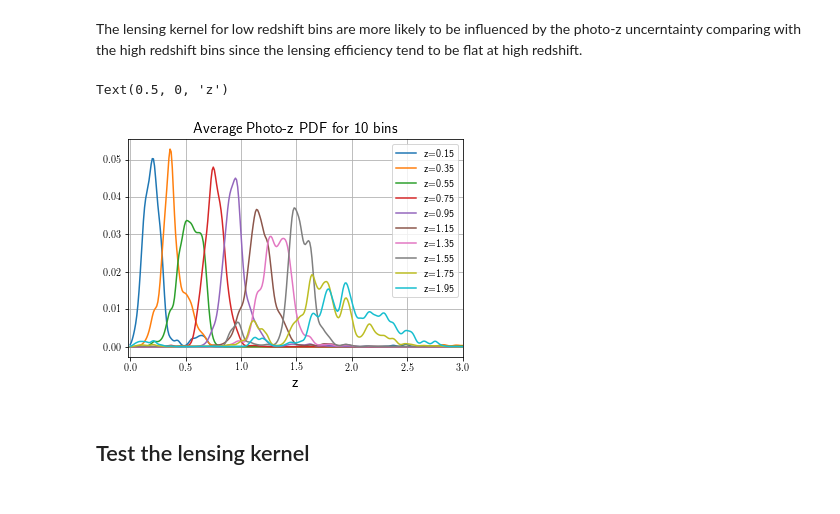
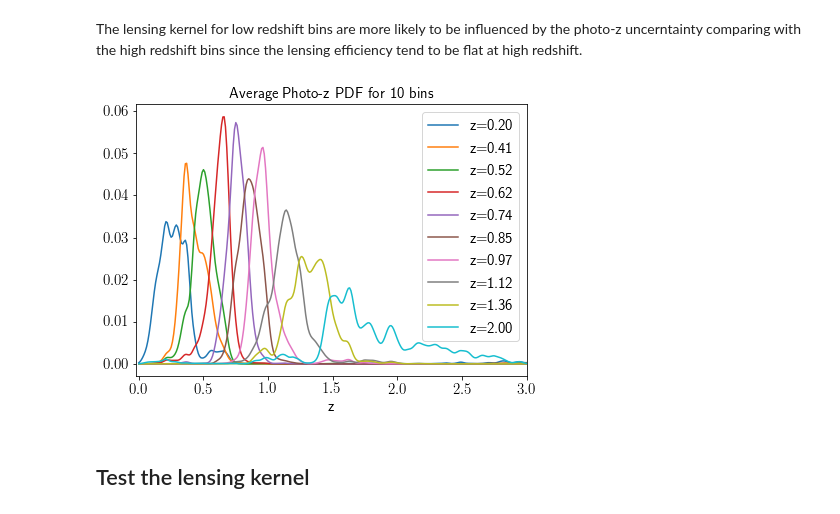
Before and after one commit to mr-superonion/splinv, a Jupyter notebook: notebook/process-stamp-HSClike-pixelization.ipynb, the cells around one changed output. Saved outputs shown, nothing was run; the diff lists cells and outputs as text; code cells hidden in the pictures.

Commit message:
use poz in sims and processing

```diff
--- a/notebook/process-stamp-HSClike-pixelization.ipynb
+++ b/notebook/process-stamp-HSClike-pixelization.ipynb
@@ -453,33 +454,34 @@ The lensing kernel for low redshift bins are more likely to be influenced by the
 # %%
 # determine the lensing kernel
 lensK =   np.zeros((len(poz_bins),gridInfo.nzl))
 for i,zl in enumerate(gridInfo.zlcgrid):
     kl=np.zeros(len(poz_bins))
     mask= (zl<poz_bins)
     #Dsl*Dl/Ds
     kl[mask] =   gridInfo.cosmo.Da(zl,poz_bins[mask])*gridInfo.cosmo.Da(0.,zl)/gridInfo.cosmo.Da(0.,poz_bins[mask])
     # Sigma_M_zl_bin
     rhoM_ave=gridInfo.cosmo.rho_m(zl)
     DaBin=gridInfo.cosmo.Da(gridInfo.zlbound[i],gridInfo.zlbound[i+1])
     lensK[:,i]=kl*rhoM_ave*DaBin
 
 # determine the average photo-z uncertainty
 pdfAve=np.zeros((gridInfo.nz,len(poz_bins)))
-zbin=np.int_((poz_best-gridinfo.zbound[0])/gridinfo.deltaz)
+gridInfo.pozPdfAve=pdfAve
 for iz in range(gridInfo.nz):
-    tmp_msk=(zbin==iz)
+    tmp_msk=(poz_best>=gridInfo.zbound[iz])&(poz_best<gridInfo.zbound[iz+1])
     pdfAve[iz,:]=np.average(poz_data[tmp_msk],axis=0)
+
 lensKernel=pdfAve.dot(lensK)
+fig=plt.figure(figsize=(7,5))
 for i in range(0,gridInfo.nz,1):
     plt.plot(poz_bins,pdfAve[i],label='z=%.2f' %(gridInfo.zcgrid[i]))
-plt.grid()
 plt.legend()
 plt.xlim(-0.02,3)
 plt.title('Average Photo-z PDF for 10 bins',fontsize=15)
 plt.xlabel('z',fontsize=15)
+pyfits.writeto('./wrkDir/stampSim/HSC-like/process-equalNum-test2/poz_ave.fits',pdfAve)
 # %% [output]
-Text(0.5, 0, 'z')
-[figure, old version]
+[figure, new version]
 # %% [markdown]
 ## Test the lensing kernel
 # %%
```
Also changed, not shown: parts of 5 cells of this notebook, 2 other files.
